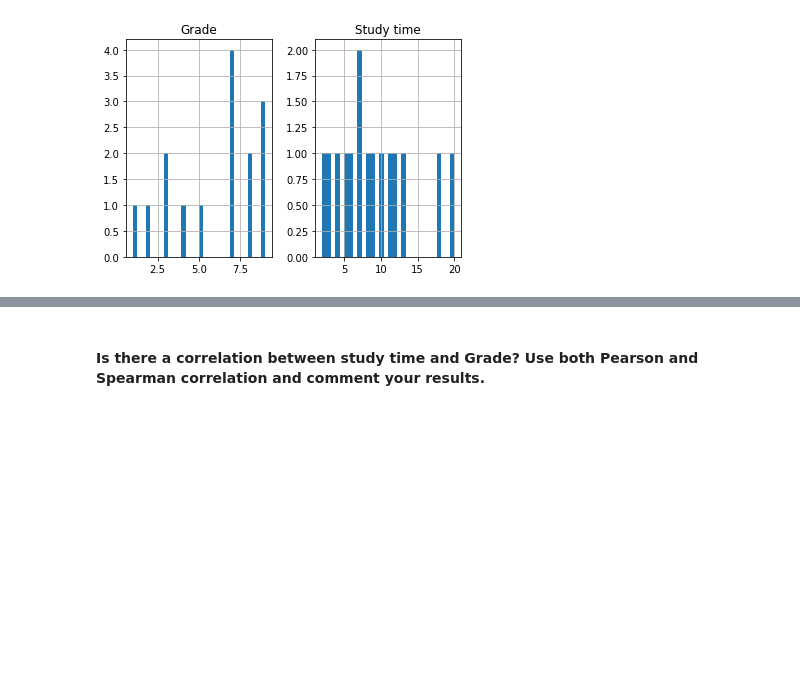
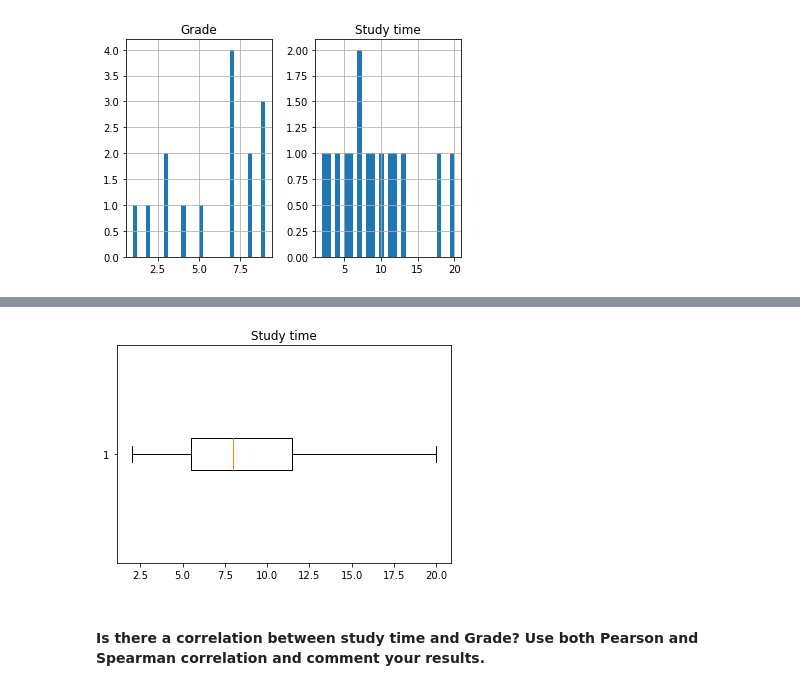
Before and after one commit to ta-data-lis/lab-pivot-table-and-correlation, a Jupyter notebook: your_code/main.ipynb, the cells around one changed output, grey strips where cells are left out. Drawn from its saved outputs; the diff is of its cells as text; code cells hidden in the pictures; blank space fills up the shorter version.

```diff
--- a/your_code/main.ipynb
+++ b/your_code/main.ipynb
@@ -412,3 +419,10 @@ plt.show()
+# %%
+fig1, ax1 = plt.subplots()
+ax1.set_title('Study time')
+ax1.boxplot(time_grades['Study time'], vert=False)
+plt.show()
+# %% [output]
+[figure, added]
 # %% [markdown]
 #### Is there a correlation between study time and Grade? Use both Pearson and Spearman correlation and comment your results.
 # %%
```
Also changed, not shown: parts of 5 cells of this notebook.
